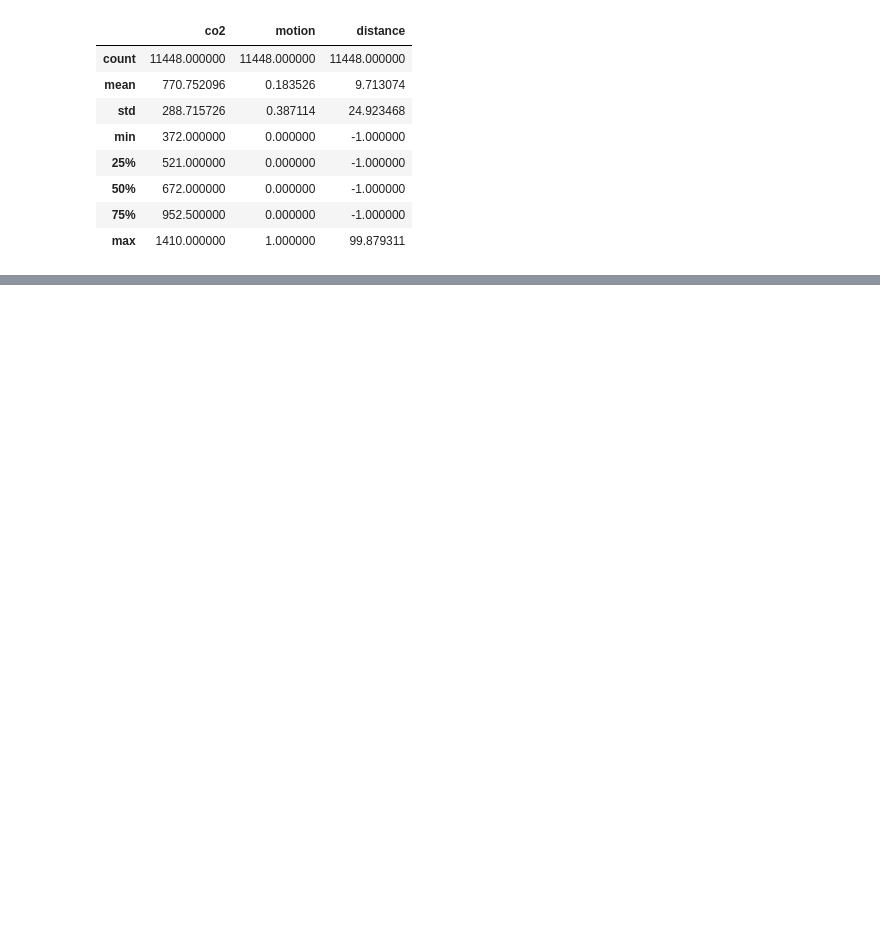
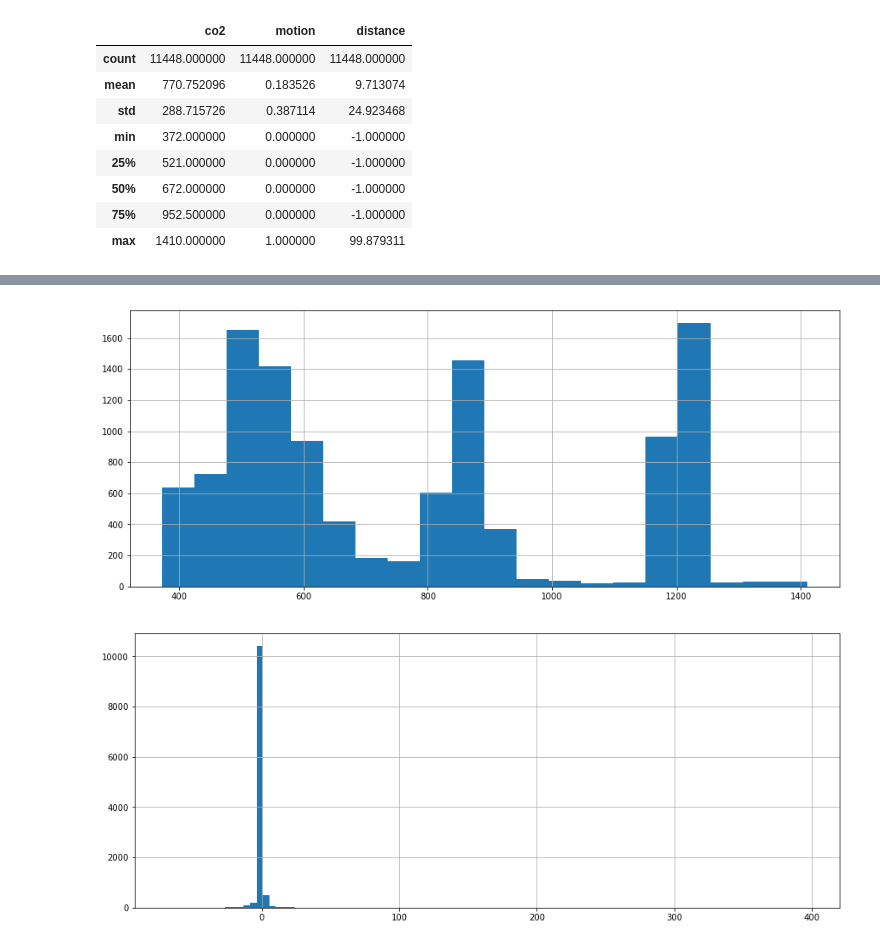
Before and after one commit to pournasserian/Occupancy-Sensing, a Jupyter notebook: 2-Cleansing.ipynb, the cells around one changed output, grey strips where cells are left out. Cells and saved outputs as stored; diff of their text form; code cells hidden in the pictures; blank space fills up the shorter version.

```diff
--- a/2-Cleansing.ipynb
+++ b/2-Cleansing.ipynb
@@ -80,0 +72,10 @@ Also, we can conclude:
+# %%
+plt.figure(figsize=(15,6))
+df.co2.hist(bins=20)
+plt.show()
+plt.figure(figsize=(15,6))
+df.co2.diff().hist(bins = 100)
+plt.show()
+# %% [output]
+[figure, added]
+[figure, added]
```
Also changed, not shown: parts of 23 cells of this notebook, 4 other files.
